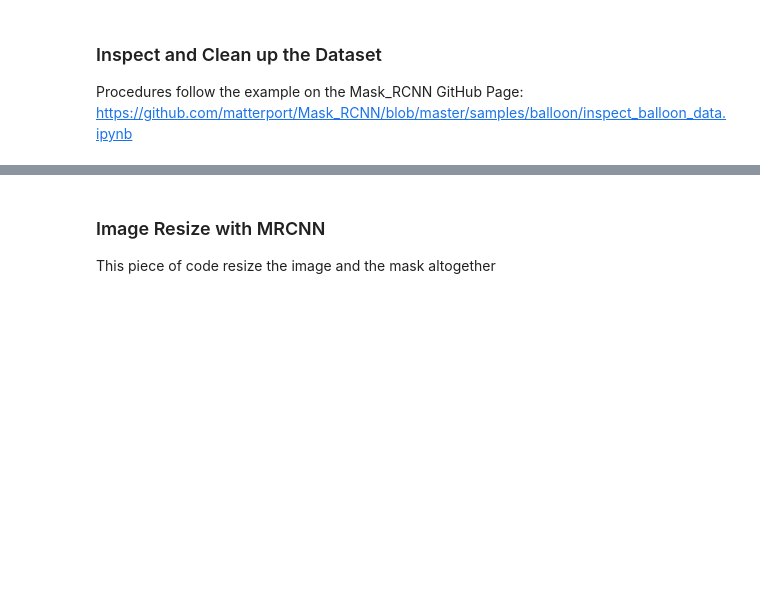
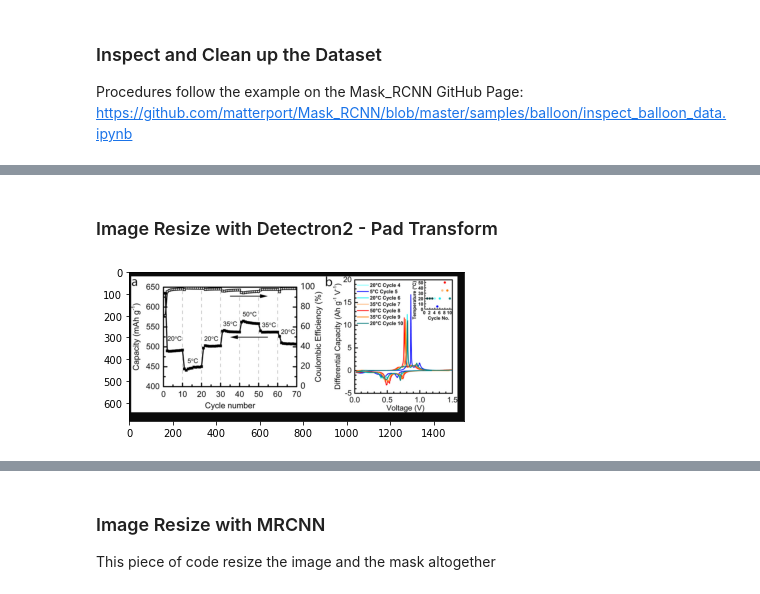
Before and after one commit to DataYoink/DataYoink, a Jupyter notebook: DorisNotebook.ipynb, the cells around one changed output, grey strips where cells are left out. Cells and saved outputs as stored; diff of their text form; code cells hidden in the pictures; blank space fills up the shorter version.

```diff
--- a/DorisNotebook.ipynb
+++ b/DorisNotebook.ipynb
@@ -53,0 +82,9 @@ dataloader = build_detection_train_loader(cfg,
+# %% [markdown]
+### Image Resize with Detectron2 -  Pad Transform
+# %%
+pad = T.PadTransform(10, 20, 30, 40, 624, 1500, pad_value = 10) # number of pixels left,top,right,bottom
+new_img = pad.apply_image(image)
+plt.imshow(new_img)
+plt.show()
+# %% [output]
+[figure, added]
```
Also changed, not shown: parts of 12 cells of this notebook, 3 other files.
